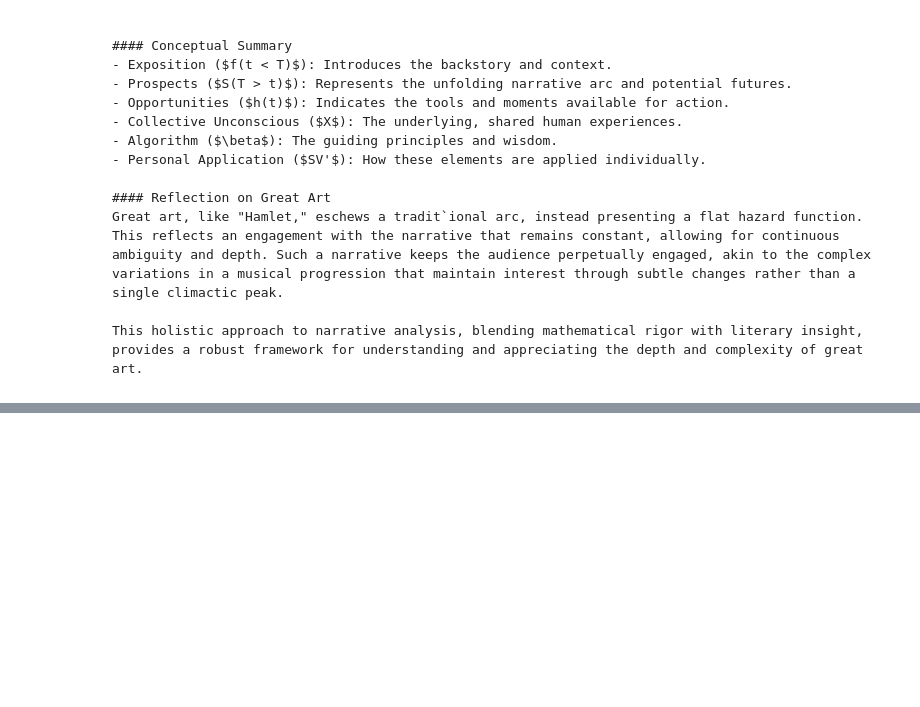
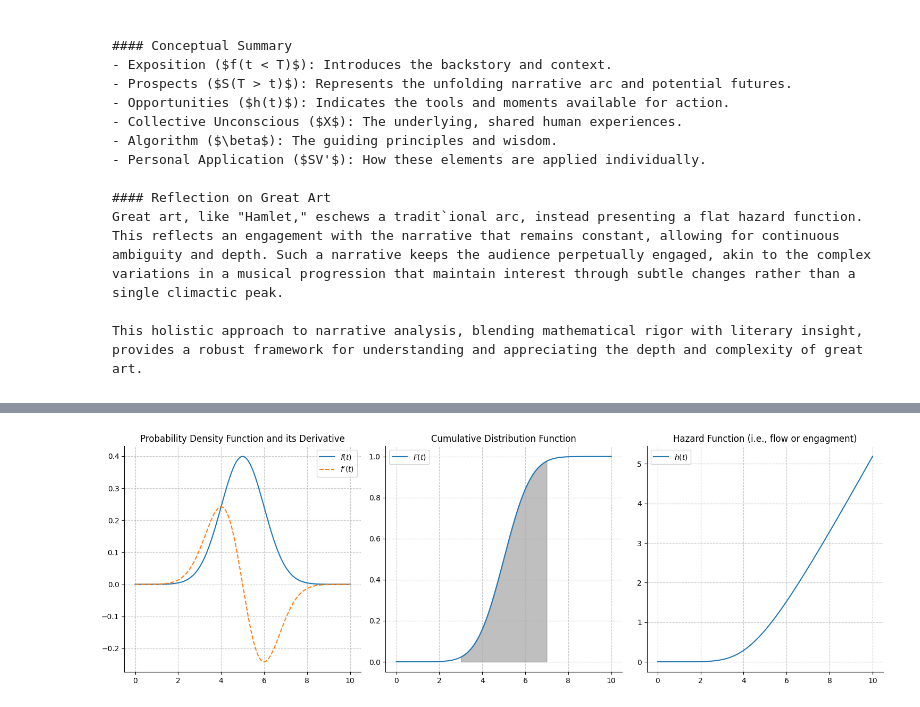
Before and after one commit to abikesa/generalist, a Jupyter notebook: kitabo/ensi/_build/jupyter_execute/markdown/arte_scienza.ipynb, the cells around one changed output, grey strips where cells are left out. Cells and saved outputs as stored; diff of their text form; code cells hidden in the pictures; blank space fills up the shorter version.

```diff
--- a/kitabo/ensi/_build/jupyter_execute/markdown/arte_scienza.ipynb
+++ b/kitabo/ensi/_build/jupyter_execute/markdown/arte_scienza.ipynb
@@ -198,0 +145,56 @@ This markdown includes LaTeX for the mathematical expressions and Python code fo
+# %%
+import numpy as np
+import matplotlib.pyplot as plt
+from scipy.stats import norm
+
+# Define the time variable
+t = np.linspace(0, 10, 1000)
+
+# Define the probability density function (pdf)
+pdf = norm.pdf(t, loc=5, scale=1)
+
+# Define the first derivative of the pdf
+pdf_derivative = np.gradient(pdf, t)
+
+# Define the cumulative distribution function (cdf)
+cdf = norm.cdf(t, loc=5, scale=1)
+
+# Define the survival function
+survival_function = 1 - cdf
+
+# Define the hazard function
+hazard_function = pdf / survival_function
+
+# Create a 1x3 panel plot
+fig, axes = plt.subplots(1, 3, figsize=(15, 5))
+
+# Plot the pdf and its first derivative
+axes[0].plot(t, pdf, label='$f(t)$')
+axes[0].plot(t, pdf_derivative, label="$f'(t)$", linestyle='dashed')
+axes[0].set_title('Probability Density Function and its Derivative')
+axes[0].legend()
+axes[0].grid(True, linestyle='--', alpha=0.7)
+axes[0].spines['top'].set_visible(False)
+axes[0].spines['right'].set_visible(False)
+
+# Plot the cdf over a specific interval
+axes[1].plot(t, cdf, label='$F(t)$')
+axes[1].fill_between(t, 0, cdf, where=(t >= 3) & (t <= 7), color='gray', alpha=0.5)
+axes[1].set_title('Cumulative Distribution Function')
+axes[1].legend()
+axes[1].grid(True, linestyle='--', alpha=0.7)
+axes[1].spines['top'].set_visible(False)
+axes[1].spines['right'].set_visible(False)
+
+# Plot the hazard function
+axes[2].plot(t, hazard_function, label='$h(t)$')
+axes[2].set_title('Hazard Function (i.e., flow or engagment)')
+axes[2].legend()
+axes[2].grid(True, linestyle='--', alpha=0.7)
+axes[2].spines['top'].set_visible(False)
+axes[2].spines['right'].set_visible(False)
+
+plt.tight_layout()
+plt.show()
+# %% [output]
+[figure, added]
```
Also changed, not shown: parts of 1 cell of this notebook, 6 other files.
